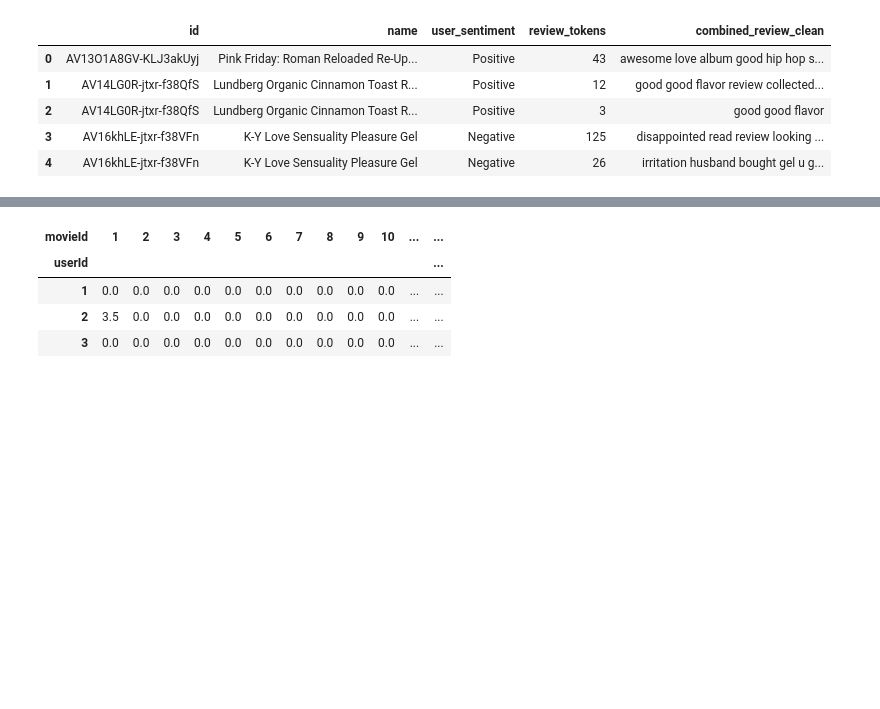
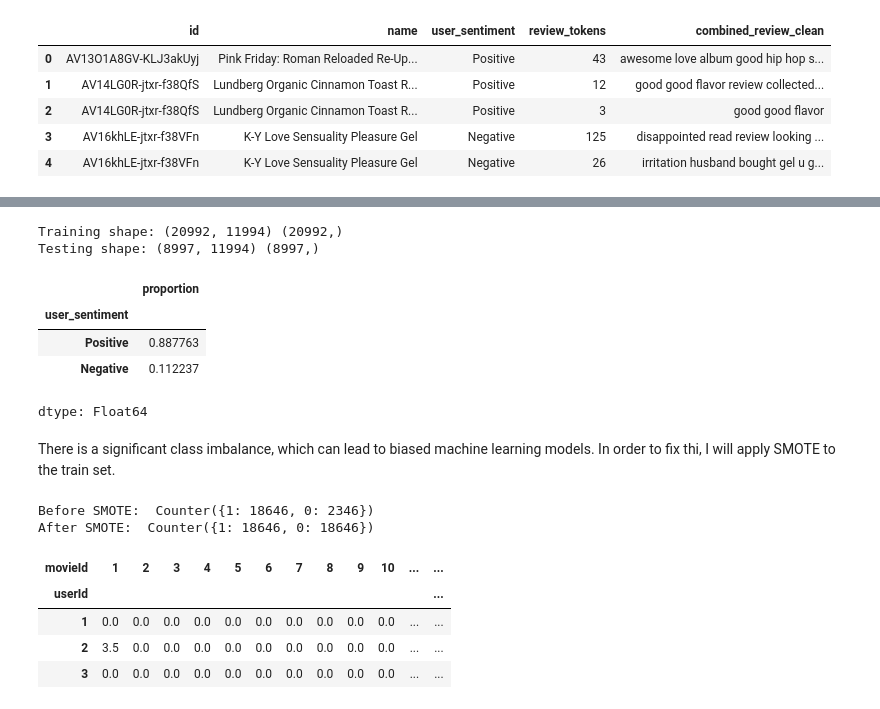
Before and after one commit to thomami244/Capstone_Project_Sentiment_Analysis, a Jupyter notebook: Recommendation+System+Notebook.ipynb, the cells around one changed output, grey strips where cells are left out. Drawn from its saved outputs; the diff is of its cells as text; code cells hidden in the pictures; blank space fills up the shorter version.

Commit message:
did SMOTE class balancing

```diff
--- a/Recommendation+System+Notebook.ipynb
+++ b/Recommendation+System+Notebook.ipynb
@@ -573,3 +800,32 @@ print(test.shape)
+# %%
+print("Training shape:", X_train.shape, y_train.shape)
+print("Testing shape:", X_test.shape, y_test.shape)
+# %% [output]
+Training shape: (20992, 11994) (20992,)
+Testing shape: (8997, 11994) (8997,)
+# %%
+df_data['user_sentiment'].value_counts(normalize=True)
+# %% [output]
+|  | proportion |
+| user_sentiment |  |
+| Positive | 0.887763 |
+| Negative | 0.112237 |
+dtype: Float64
+# %% [markdown]
+There is a significant class imbalance, which can lead to biased machine learning models. In order to fix thi, I will apply SMOTE to the train set.
+# %%
+counter = Counter(y_train)
+print("Before SMOTE: ", counter)
+
+#oversampling using SMOTE
+smote = SMOTE(random_state=42)
+X_train_sm, y_train_sm = smote.fit_resample(X_train,y_train)
+
+counter = Counter(y_train_sm)
+print("After SMOTE: ", counter)
+# %% [output]
+Before SMOTE:  Counter({1: 18646, 0: 2346})
+After SMOTE:  Counter({1: 18646, 0: 18646})
 # %%
 # Pivot the train ratings' dataset into matrix format in which columns are movies and the rows are user IDs.
 df_pivot = train.pivot(
```
Also changed, not shown: parts of 32 cells of this notebook.
